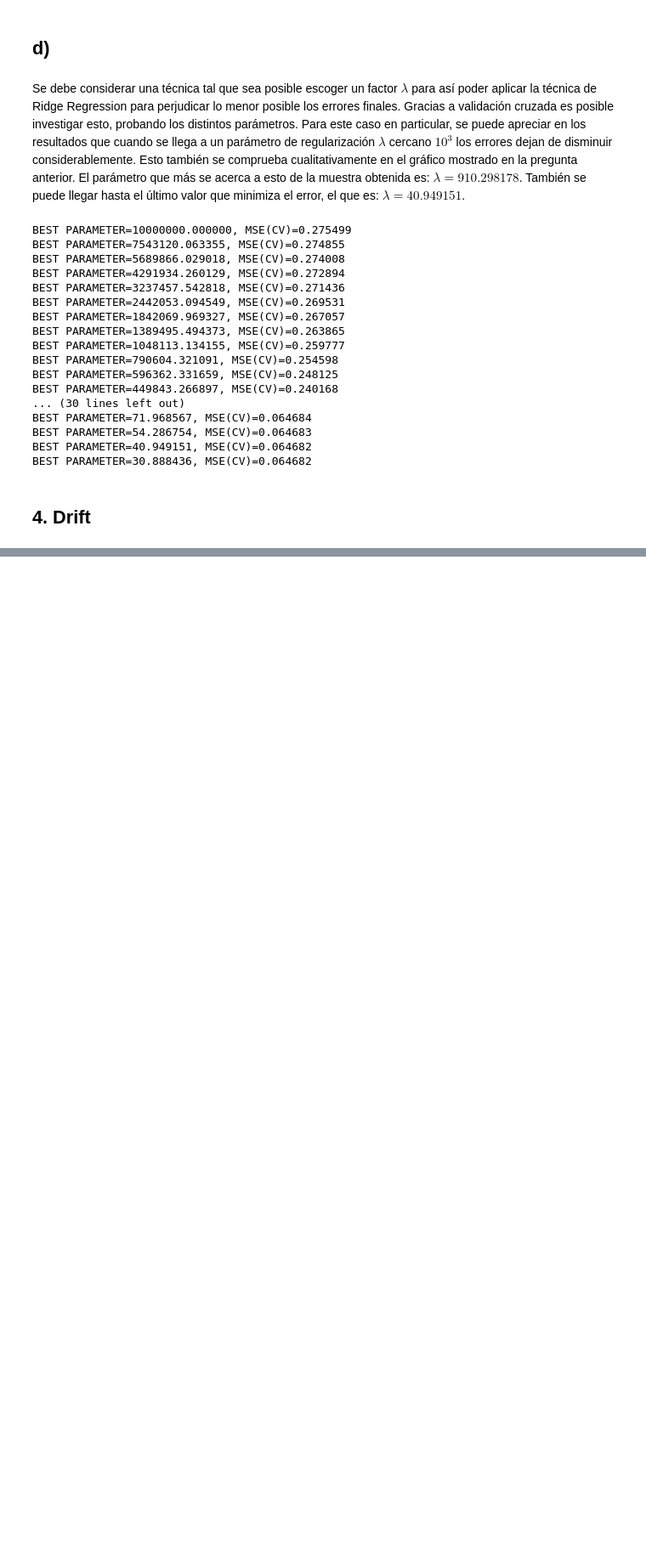
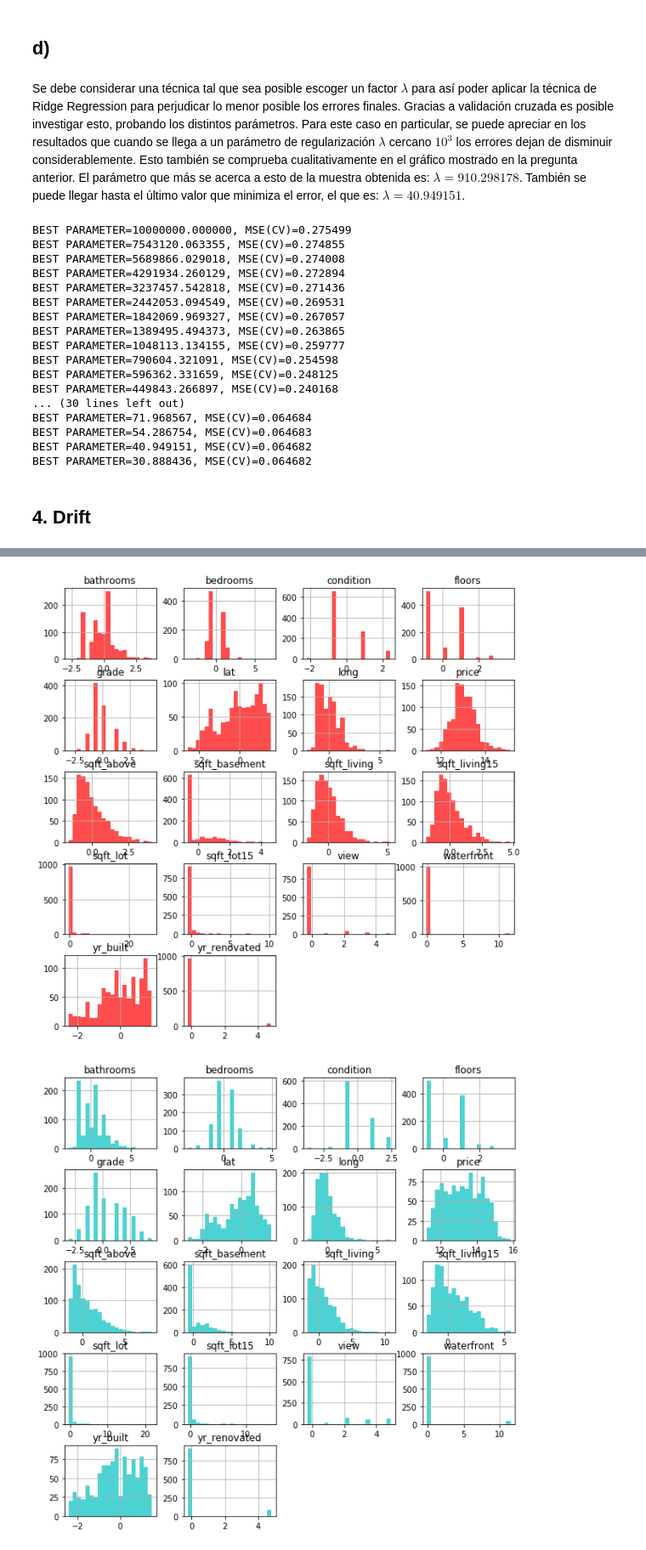
Before and after one commit to matiasarayac/tarea1-ML, a Jupyter notebook: tarea1.ipynb, the cells around one changed output, grey strips where cells are left out. Shown at 85% size. Drawn from its saved outputs; the diff is of its cells as text; code cells hidden in the pictures; blank space fills up the shorter version.

```diff
--- a/tarea1.ipynb
+++ b/tarea1.ipynb
@@ -394,0 +410,7 @@ NameError: name 'df_scaled' is not defined
+# %%
+df_A.hist(color='r', alpha=0.7, bins=20,figsize=(10, 10))
+df_B.hist(color='c', alpha=0.7, bins=20,figsize=(10, 10))
+plt.show()
+# %% [output]
+[figure, added]
+[figure, added]
```
Also changed, not shown: parts of 12 cells of this notebook.
